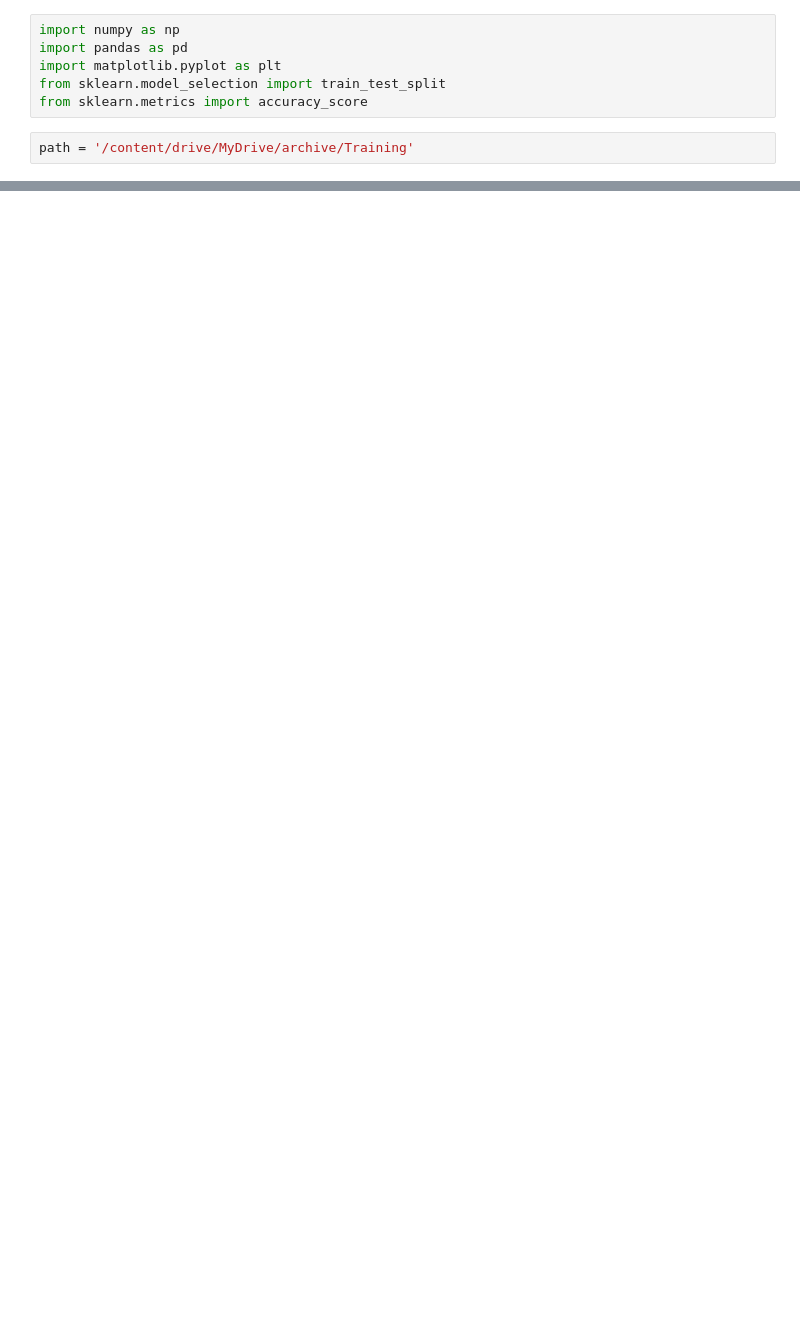
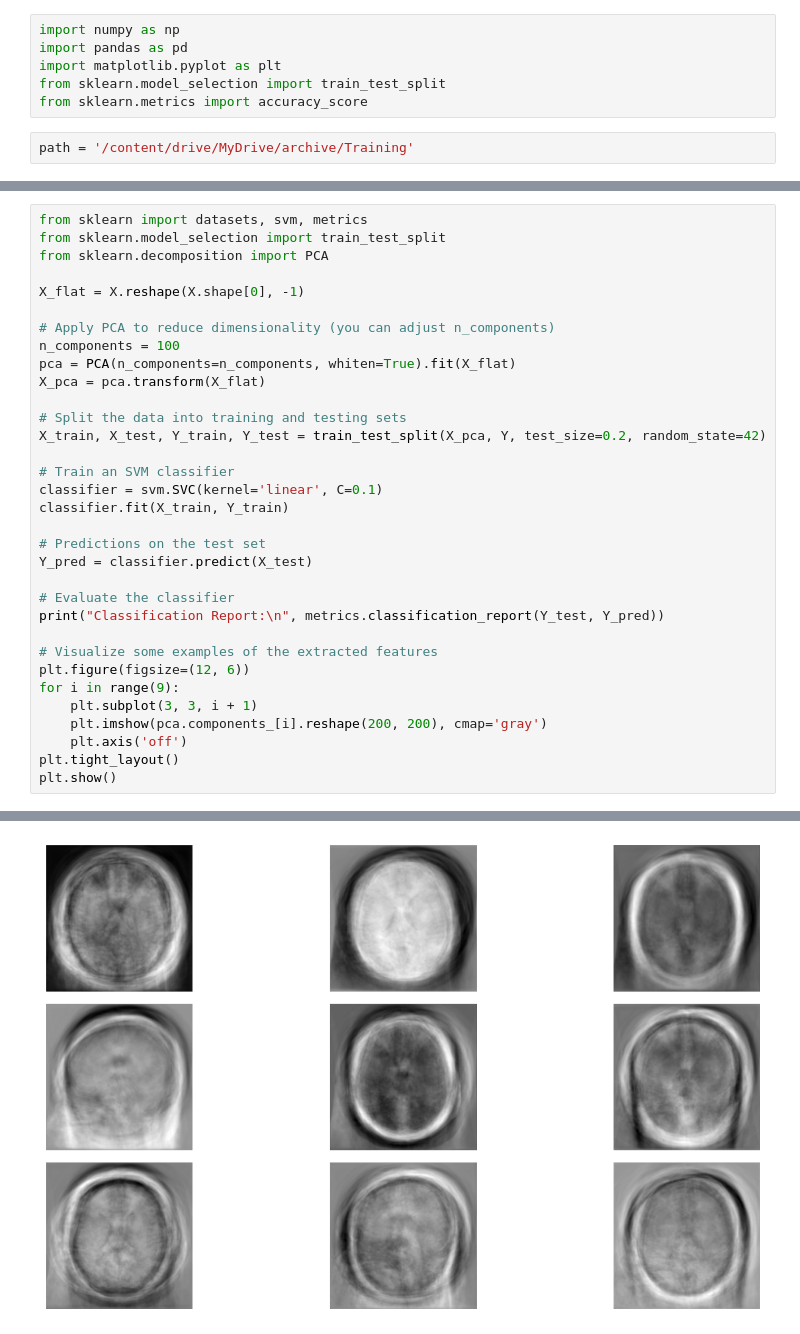
Before and after one commit to rahul-727/ML, a Jupyter notebook: 2348544_Lab9.ipynb, the cells around one changed output, grey strips where cells are left out. Saved outputs shown, nothing was run; the diff lists cells and outputs as text; blank space fills up the shorter version.

```diff
--- a/2348544_Lab9.ipynb
+++ b/2348544_Lab9.ipynb
@@ -16,0 +119,34 @@ TypeError: ignored
+# %%
+from sklearn import datasets, svm, metrics
+from sklearn.model_selection import train_test_split
+from sklearn.decomposition import PCA
+
+X_flat = X.reshape(X.shape[0], -1)
+
+# Apply PCA to reduce dimensionality (you can adjust n_components)
+n_components = 100
+pca = PCA(n_components=n_components, whiten=True).fit(X_flat)
+X_pca = pca.transform(X_flat)
+
+# Split the data into training and testing sets
+X_train, X_test, Y_train, Y_test = train_test_split(X_pca, Y, test_size=0.2, random_state=42)
+
+# Train an SVM classifier
+classifier = svm.SVC(kernel='linear', C=0.1)
+classifier.fit(X_train, Y_train)
+
+# Predictions on the test set
+Y_pred = classifier.predict(X_test)
+
+# Evaluate the classifier
+print("Classification Report:\n", metrics.classification_report(Y_test, Y_pred))
+
+# Visualize some examples of the extracted features
+plt.figure(figsize=(12, 6))
+for i in range(9):
+    plt.subplot(3, 3, i + 1)
+    plt.imshow(pca.components_[i].reshape(200, 200), cmap='gray')
+    plt.axis('off')
+plt.tight_layout()
+plt.show()
+# %% [output]
@@ -16,0 +162 @@ TypeError: ignored
+[figure, added]
```
Also changed, not shown: parts of 15 cells of this notebook.
